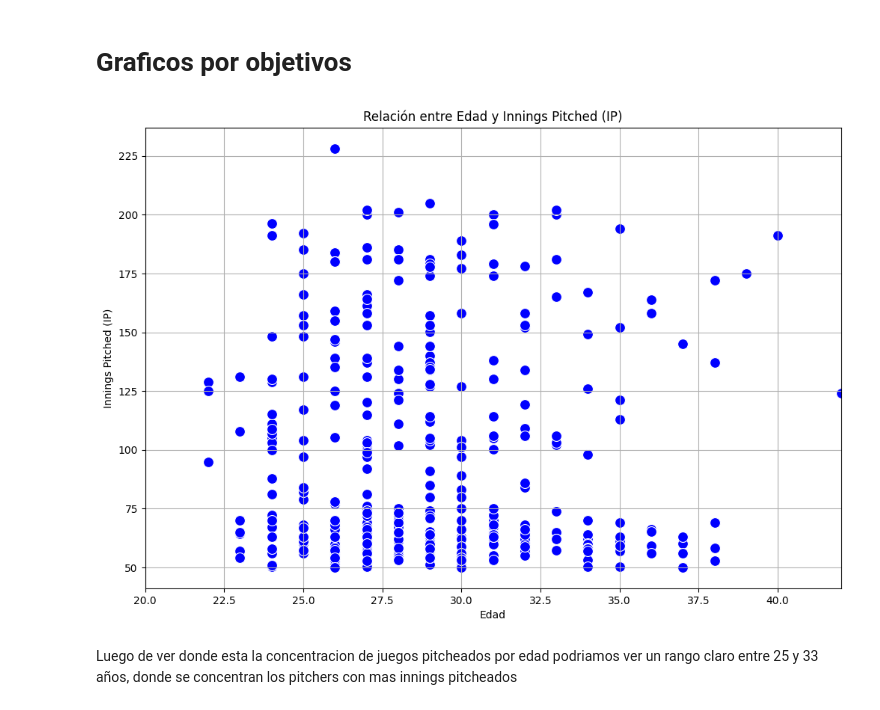
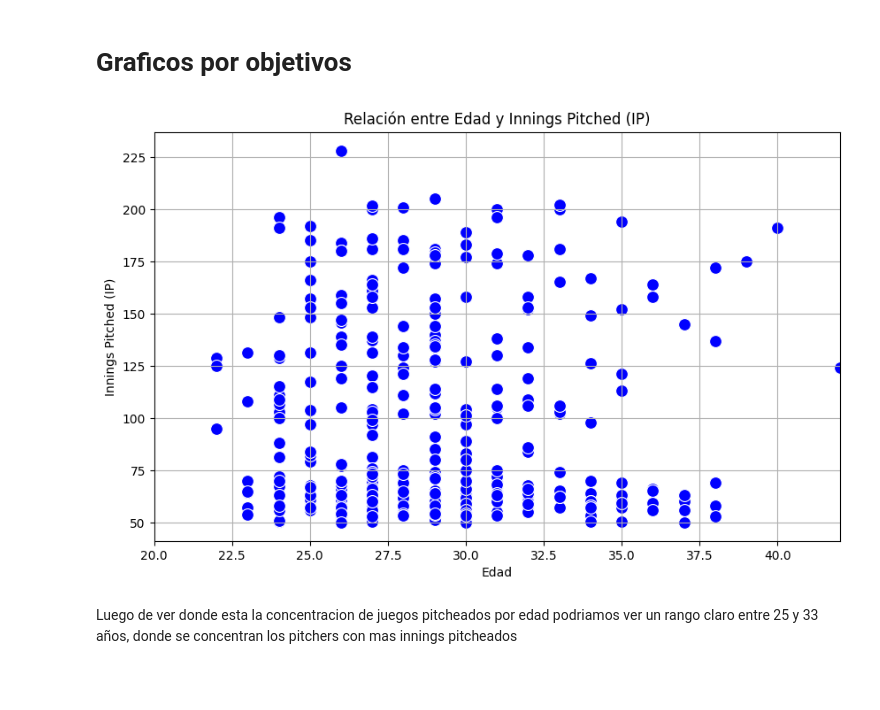
Before and after one commit to alvarogoncalves04/Trabajo-final--Alvaro-Goncalves-Yonelvis-Gonzales, a Jupyter notebook: test.ipynb, the cells around one changed output. Cells and saved outputs as stored; diff of their text form; code cells hidden in the pictures; blank space fills up the shorter version.

```diff
--- a/test.ipynb
+++ b/test.ipynb
@@ -257,24 +257,24 @@ DeltaGenerator()
 # %%
 #Grafico objetivo: Relacion Edad vs Innings Pitched (IP)
 df_fig1 = df[(df['Age'] > 20) & (df['IP'] > 50)]
 
 # Crear gráfico de dispersión
-plt.figure(figsize=(12, 8))
+plt.figure(figsize=(10, 6))
 sns.scatterplot(data=df_fig1, x='Age', y='IP', color='blue', s=100)
 
 # Títulos y etiquetas
 plt.title('Relación entre Edad y Innings Pitched (IP)')
 plt.xlabel('Edad')
 plt.ylabel('Innings Pitched (IP)')
 
 # Estética
 plt.grid(True)
 plt.xlim(20, 42)
 
 # Mostrar
 plt.show()
 # %% [output]
-[figure, old version]
+[figure, new version]
 # %% [markdown]
 Luego de ver donde esta la concentracion de juegos pitcheados por edad podriamos ver un rango claro entre 25 y 33 años, donde se concentran los pitchers con mas innings pitcheados
 # %%
```
Also changed, not shown: parts of 10 cells of this notebook, 1 other file.
